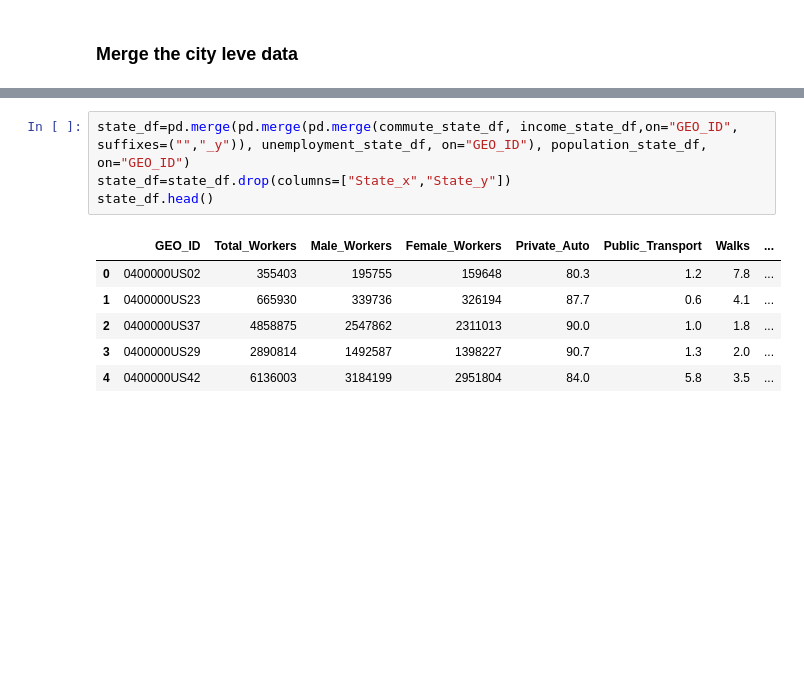
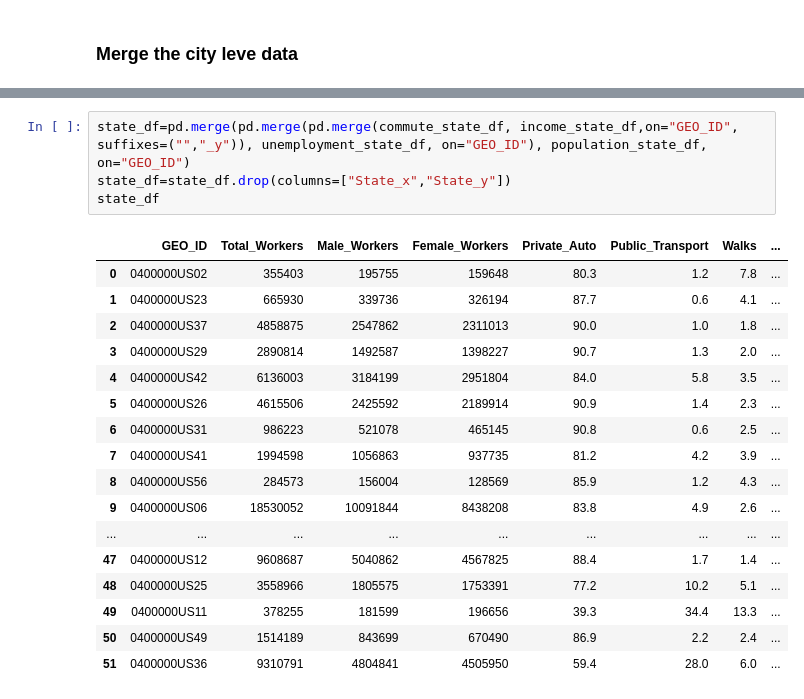
Before and after one commit to jteickholt/Project2_Team7, a Jupyter notebook: static/py/census_data_prep_jeff.ipynb, the cells around one changed output, grey strips where cells are left out. Drawn from its saved outputs; the diff is of its cells as text; blank space fills up the shorter version.

```diff
--- a/static/py/census_data_prep_jeff.ipynb
+++ b/static/py/census_data_prep_jeff.ipynb
@@ -282,11 +275,22 @@ city_df.head()
 # %%
 state_df=pd.merge(pd.merge(pd.merge(commute_state_df, income_state_df,on="GEO_ID", suffixes=("","_y")), unemployment_state_df, on="GEO_ID"), population_state_df, on="GEO_ID")
 state_df=state_df.drop(columns=["State_x","State_y"])
-state_df.head()
+state_df
 # %% [output]
 |  | GEO_ID | Total_Workers | Male_Workers | Female_Workers | Private_Auto | Public_Transport | Walks | ... |
 | 0 | 0400000US02 | 355403 | 195755 | 159648 | 80.3 | 1.2 | 7.8 | ... |
 | 1 | 0400000US23 | 665930 | 339736 | 326194 | 87.7 | 0.6 | 4.1 | ... |
 | 2 | 0400000US37 | 4858875 | 2547862 | 2311013 | 90.0 | 1.0 | 1.8 | ... |
 | 3 | 0400000US29 | 2890814 | 1492587 | 1398227 | 90.7 | 1.3 | 2.0 | ... |
 | 4 | 0400000US42 | 6136003 | 3184199 | 2951804 | 84.0 | 5.8 | 3.5 | ... |
+| 5 | 0400000US26 | 4615506 | 2425592 | 2189914 | 90.9 | 1.4 | 2.3 | ... |
+| 6 | 0400000US31 | 986223 | 521078 | 465145 | 90.8 | 0.6 | 2.5 | ... |
+| 7 | 0400000US41 | 1994598 | 1056863 | 937735 | 81.2 | 4.2 | 3.9 | ... |
+| 8 | 0400000US56 | 284573 | 156004 | 128569 | 85.9 | 1.2 | 4.3 | ... |
+| 9 | 0400000US06 | 18530052 | 10091844 | 8438208 | 83.8 | 4.9 | 2.6 | ... |
+| ... | ... | ... | ... | ... | ... | ... | ... | ... |
+| 47 | 0400000US12 | 9608687 | 5040862 | 4567825 | 88.4 | 1.7 | 1.4 | ... |
+| 48 | 0400000US25 | 3558966 | 1805575 | 1753391 | 77.2 | 10.2 | 5.1 | ... |
+| 49 | 0400000US11 | 378255 | 181599 | 196656 | 39.3 | 34.4 | 13.3 | ... |
+| 50 | 0400000US49 | 1514189 | 843699 | 670490 | 86.9 | 2.2 | 2.4 | ... |
+| 51 | 0400000US36 | 9310791 | 4804841 | 4505950 | 59.4 | 28.0 | 6.0 | ... |
```
Also changed, not shown: parts of 1 cell of this notebook, 15 other files.
